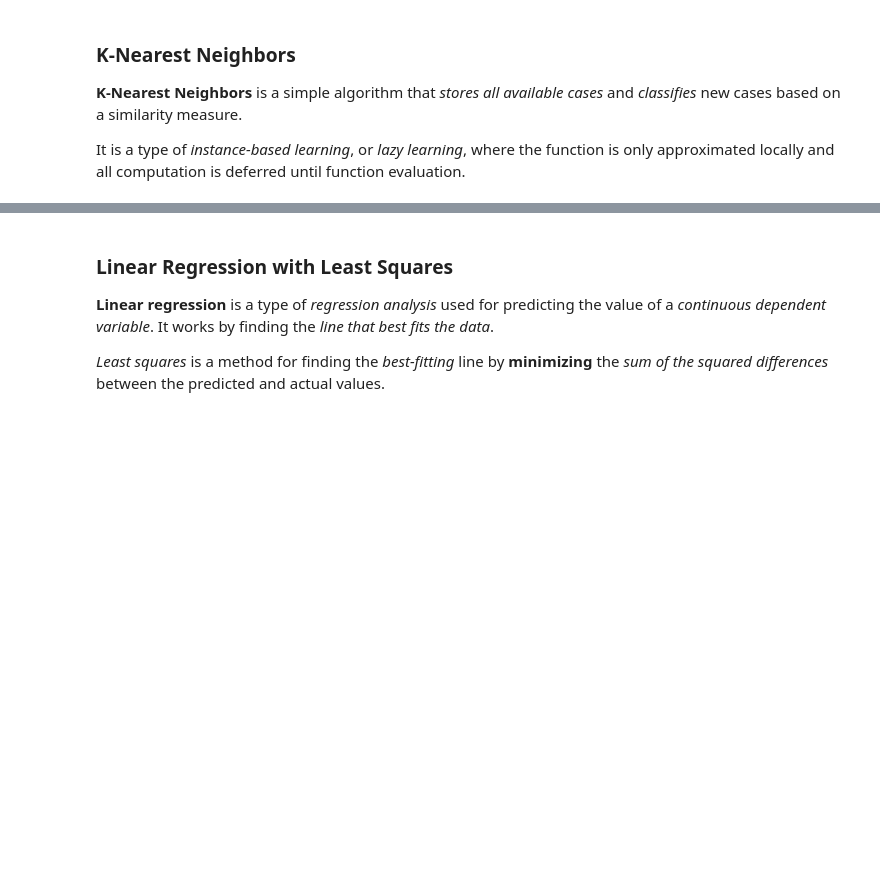
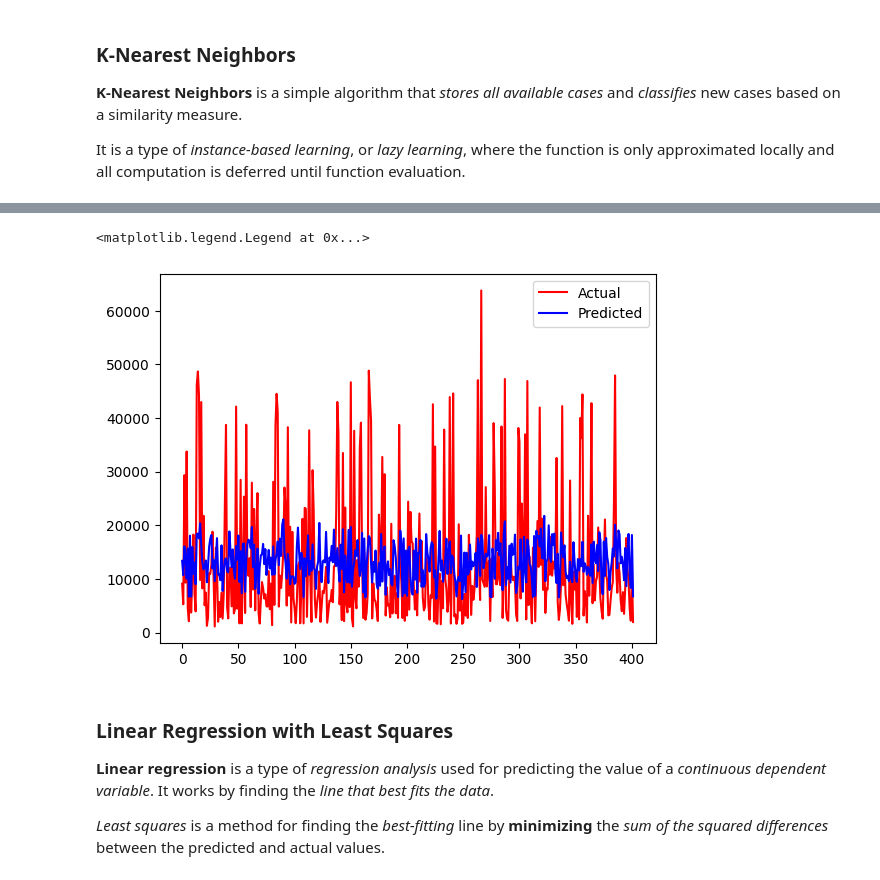
Before and after one commit to NicoG2023/Data_Science_Introduction, a Jupyter notebook: Classes/MachineLearning.ipynb, the cells around one changed output, grey strips where cells are left out. Saved outputs shown, nothing was run; the diff lists cells and outputs as text; code cells hidden in the pictures; blank space fills up the shorter version.

```diff
--- a/Classes/MachineLearning.ipynb
+++ b/Classes/MachineLearning.ipynb
@@ -53,11 +117,27 @@ until function evaluation.
 # %%
+import pandas as pd
+from sklearn.preprocessing import StandardScaler
+from sklearn.neighbors import KNeighborsRegressor
+from sklearn.metrics import mean_squared_error
 # Regression of the data
-
+insurance_df = pd.read_csv('datasets_kaggle/insurance.csv')
+columns_list = ['age','bmi','children']
+X = insurance_df[columns_list]
+Y = insurance_df['charges']
+X_train, X_test, Y_train, Y_test = train_test_split(X,Y,test_size=0.3, random_state=42)
 # Feature scaling for better performance of KNN
-
+scaler = StandardScaler()
+X_train_scaled = scaler.fit_transform(X_train)
+X_test_scaled = scaler.fit_transform(X_test)
 # Creating the KNN model for regression
-
+knn_regressor = KNeighborsRegressor(n_neighbors=100)
 # Fitting the model with the training data
-
+knn_regressor.fit(X_train_scaled, Y_train)
 # Assuming new_input is a new data point you want to predict
 # new_input should be a list of values corresponding to columns_list
+#TEST THE MODEL
+y_hat = knn_regressor.predict(X_test_scaled)
+mse = mean_squared_error(Y_test, y_hat)
+print(f'Mean Squared Error: {mse}')
+results = pd.DataFrame({'Actual':Y_test, 'Predicted':y_hat})
+results
@@ -64,3 +159,12 @@ until function evaluation.
+# %%
+from matplotlib import pyplot as plt
+x = np.arange(results.shape[0])
+plt.plot(x,Y_test, color='red', label='Actual')
+plt.plot(x,y_hat, color='blue', label='Predicted')
+plt.legend()
+# %% [output]
+<matplotlib.legend.Legend at 0x...>
+[figure, added]
 # %% [markdown]
 ### Linear Regression with Least Squares
 
```
Also changed, not shown: parts of 5 cells of this notebook, 3 other files.
